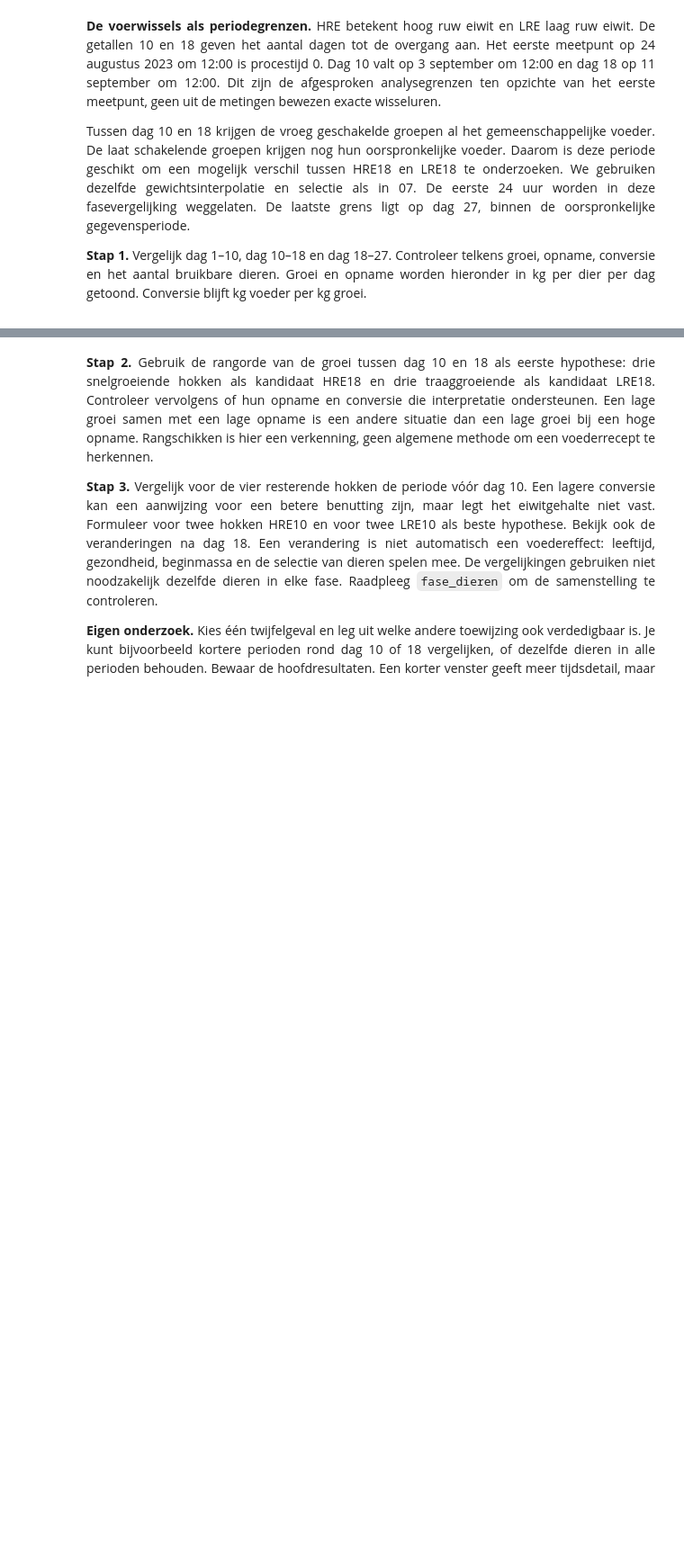
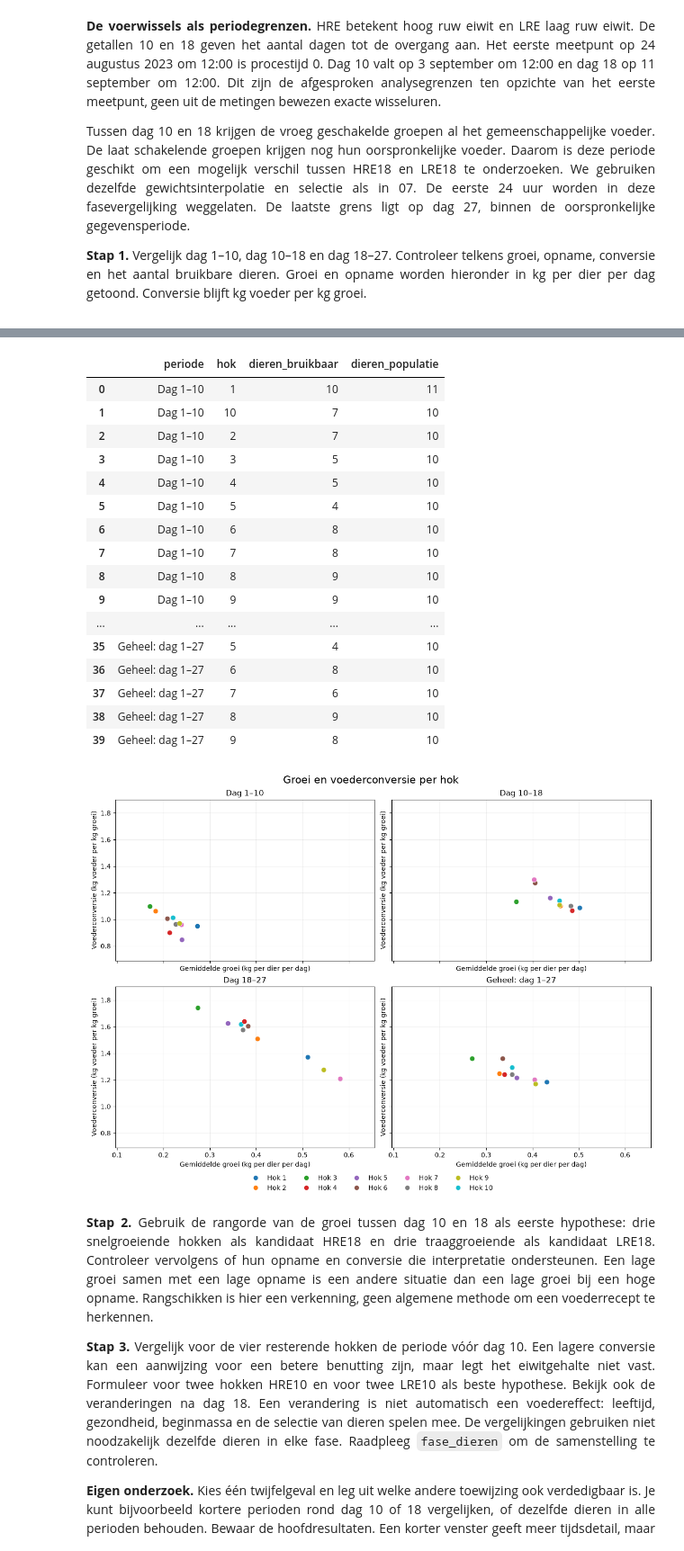
Before and after one commit to lanupro-analytics/starten-met-iot, a Jupyter notebook: docent/notebooks/08_nieuwe_gegevens_toevoegen_en_interpreteren.ipynb, the cells around one changed output, grey strips where cells are left out. Shown at 90% size. Drawn from its saved outputs; the diff is of its cells as text; code cells hidden in the pictures; blank space fills up the shorter version.

Commit message:
feat: verklaar dierselectie en vergelijk groei met conversie per fase

```diff
--- a/docent/notebooks/08_nieuwe_gegevens_toevoegen_en_interpreteren.ipynb
+++ b/docent/notebooks/08_nieuwe_gegevens_toevoegen_en_interpreteren.ipynb
@@ -743,3 +834,61 @@ display(rangorde[fasekolommen].round(3))
+# %%
+totaal_dieren = bereken_intervallen(
+    dag_fase, voer_fase, populatie_fase, [grenzen[0], grenzen[-1]])
+totaal_hokken = vat_hokken_samen(totaal_dieren)
+panelen_spreiding = [
+    ("Dag 1–10", fasen[fasen.interval.eq(1)]),
+    ("Dag 10–18", fasen[fasen.interval.eq(2)]),
+    ("Dag 18–27", fasen[fasen.interval.eq(3)]),
+    ("Geheel: dag 1–27", totaal_hokken),
+]
+fig_spreiding, assen = plt.subplots(2, 2, figsize=(12, 9), sharex=True, sharey=True, layout="constrained")
+fig_spreiding.suptitle("Groei en voederconversie per hok", fontsize=16)
+clustergegevens = []
+kleuren = {str(i): plt.get_cmap("tab10")(i-1) for i in range(1, 11)}
+for ax, (titel, tabel) in zip(assen.flat, panelen_spreiding):
+    tabel = tabel.copy()
+    tabel["groei_kg_dier_dag"] = tabel.groei_g_dier_dag / 1000
+    clustergegevens.append(tabel.assign(periode=titel))
+    geldig = tabel.groei_kg_dier_dag.notna() & tabel.voederconversie.notna()
+    punten = tabel[geldig]
+    for r in punten.itertuples():
+        ax.scatter(r.groei_kg_dier_dag, r.voederconversie,
+                   color=kleuren[r.hok], s=60, edgecolor="white", linewidth=.5)
+    ontbrekend = ", ".join(hokvolgorde(tabel.loc[~geldig, "hok"]))
+    if ontbrekend:
+        ax.text(.02, .02, "Niet berekenbaar: hok " + ontbrekend, transform=ax.transAxes, fontsize=9)
+    ax.set(title=titel, xlabel="Gemiddelde groei (kg per dier per dag)",
+           ylabel="Voederconversie (kg voeder per kg groei)")
+    ax.grid(alpha=.2)
+    ax.margins(x=.18, y=.18)
+clustergegevens = pd.concat(clustergegevens, ignore_index=True)
+from matplotlib.lines import Line2D
+legenda = [Line2D([], [], marker="o", linestyle="", color=kleuren[str(i)], label=f"Hok {i}")
+           for i in range(1, 11)]
+fig_spreiding.legend(handles=legenda, loc="outside lower center", ncol=5, frameon=False)
+display(clustergegevens[["periode", "hok", "dieren_bruikbaar", "dieren_populatie"]])
+fig_spreiding.savefig(inlever / "08_groei_tegen_conversie.png", dpi=150, bbox_inches="tight")
+display(fig_spreiding)
+plt.close(fig_spreiding)
+# %% [output]
+|  | periode | hok | dieren_bruikbaar | dieren_populatie |
+| 0 | Dag 1–10 | 1 | 10 | 11 |
+| 1 | Dag 1–10 | 10 | 7 | 10 |
+| 2 | Dag 1–10 | 2 | 7 | 10 |
+| 3 | Dag 1–10 | 3 | 5 | 10 |
+| 4 | Dag 1–10 | 4 | 5 | 10 |
+| 5 | Dag 1–10 | 5 | 4 | 10 |
+| 6 | Dag 1–10 | 6 | 8 | 10 |
+| 7 | Dag 1–10 | 7 | 8 | 10 |
+| 8 | Dag 1–10 | 8 | 9 | 10 |
+| 9 | Dag 1–10 | 9 | 9 | 10 |
+| ... | ... | ... | ... | ... |
+| 35 | Geheel: dag 1–27 | 5 | 4 | 10 |
+| 36 | Geheel: dag 1–27 | 6 | 8 | 10 |
+| 37 | Geheel: dag 1–27 | 7 | 6 | 10 |
+| 38 | Geheel: dag 1–27 | 8 | 9 | 10 |
+| 39 | Geheel: dag 1–27 | 9 | 8 | 10 |
+[figure, added]
 # %% [markdown]
 <div style="text-align:justify;box-sizing:border-box;max-width:100%;overflow-wrap:anywhere;">
 
```
Also changed, not shown: parts of 7 cells of this notebook, 3 other files.
